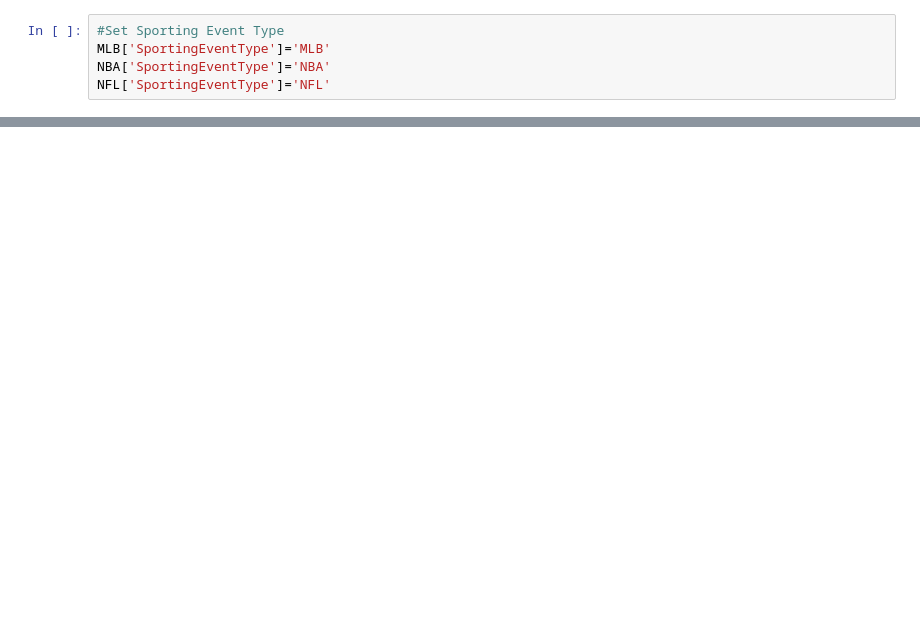
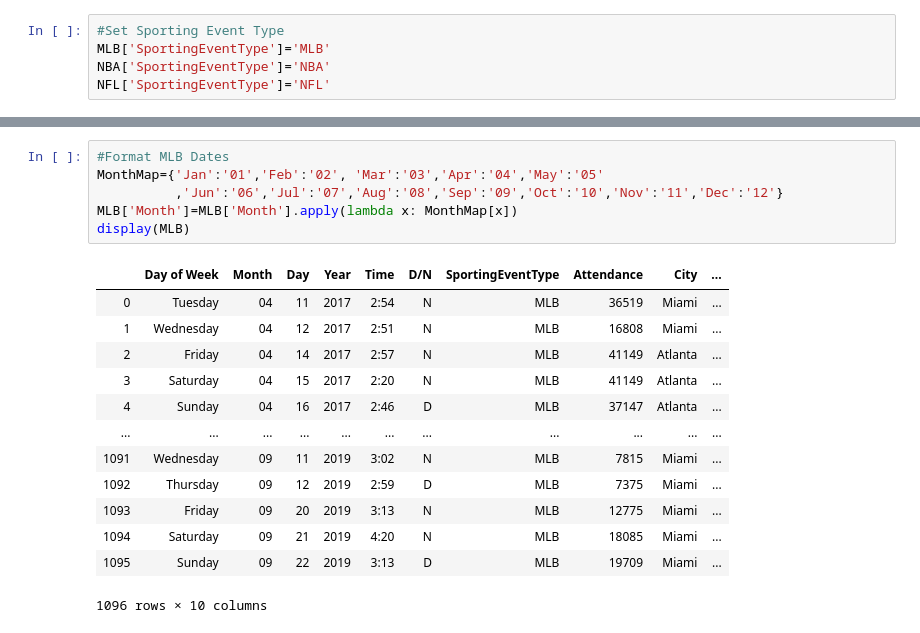
Before and after one commit to holden-herrell/IST718_GROUP_PROJECT, a Jupyter notebook: IST718-Final-Project.ipynb, the cells around one changed output, grey strips where cells are left out. Cells and saved outputs as stored; diff of their text form; blank space fills up the shorter version.

```diff
--- a/IST718-Final-Project.ipynb
+++ b/IST718-Final-Project.ipynb
@@ -184,0 +185,20 @@ display(NFL)
+# %%
+#Format MLB Dates
+MonthMap={'Jan':'01','Feb':'02', 'Mar':'03','Apr':'04','May':'05'
+          ,'Jun':'06','Jul':'07','Aug':'08','Sep':'09','Oct':'10','Nov':'11','Dec':'12'}
+MLB['Month']=MLB['Month'].apply(lambda x: MonthMap[x])
+display(MLB)
+# %% [output]
+|  | Day of Week | Month | Day | Year | Time | D/N | SportingEventType | Attendance | City | ... |
+| 0 | Tuesday | 04 | 11 | 2017 | 2:54 | N | MLB | 36519 | Miami | ... |
+| 1 | Wednesday | 04 | 12 | 2017 | 2:51 | N | MLB | 16808 | Miami | ... |
+| 2 | Friday | 04 | 14 | 2017 | 2:57 | N | MLB | 41149 | Atlanta | ... |
+| 3 | Saturday | 04 | 15 | 2017 | 2:20 | N | MLB | 41149 | Atlanta | ... |
+| 4 | Sunday | 04 | 16 | 2017 | 2:46 | D | MLB | 37147 | Atlanta | ... |
+| ... | ... | ... | ... | ... | ... | ... | ... | ... | ... | ... |
+| 1091 | Wednesday | 09 | 11 | 2019 | 3:02 | N | MLB | 7815 | Miami | ... |
+| 1092 | Thursday | 09 | 12 | 2019 | 2:59 | D | MLB | 7375 | Miami | ... |
+| 1093 | Friday | 09 | 20 | 2019 | 3:13 | N | MLB | 12775 | Miami | ... |
+| 1094 | Saturday | 09 | 21 | 2019 | 4:20 | N | MLB | 18085 | Miami | ... |
+| 1095 | Sunday | 09 | 22 | 2019 | 3:13 | D | MLB | 19709 | Miami | ... |
+1096 rows × 10 columns
```
Also changed, not shown: parts of 6 cells of this notebook.
